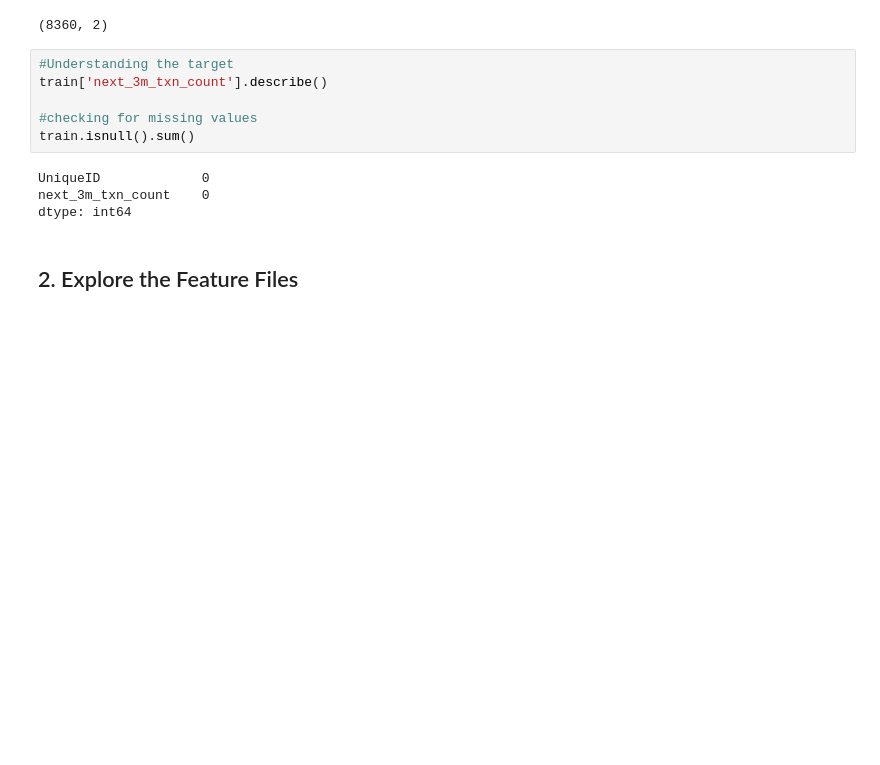
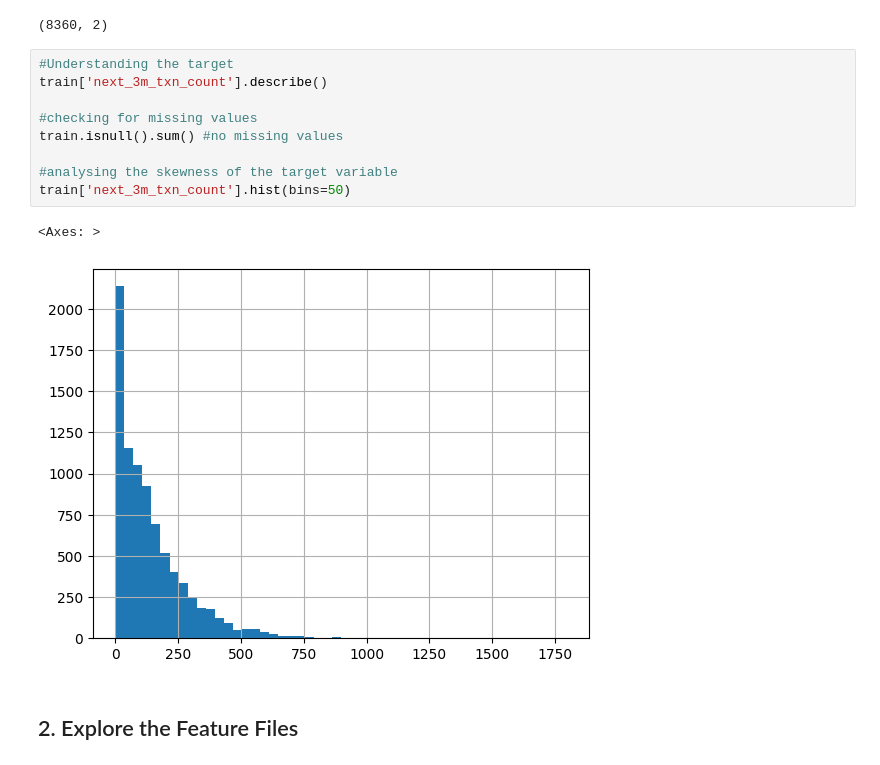
Before and after one commit to LillyB68/nedbank-transaction-forecasting, a Jupyter notebook: notebooks/StarterNotebook.ipynb, the cells around one changed output. Saved outputs shown, nothing was run; the diff lists cells and outputs as text; blank space fills up the shorter version.

Commit message:
Did EDA on train and transactional history data set

```diff
--- a/notebooks/StarterNotebook.ipynb
+++ b/notebooks/StarterNotebook.ipynb
@@ -26,13 +26,15 @@ train.shape
 # %%
 #Understanding the target
 train['next_3m_txn_count'].describe()
 
 #checking for missing values
-train.isnull().sum()
+train.isnull().sum() #no missing values
+
+#analysing the skewness of the target variable
+train['next_3m_txn_count'].hist(bins=50)
 # %% [output]
-UniqueID             0
-next_3m_txn_count    0
-dtype: int64
+<Axes: >
+[figure, added]
 # %% [markdown]
 ## 2. Explore the Feature Files
 # %%
```
Also changed, not shown: parts of 3 cells of this notebook.
